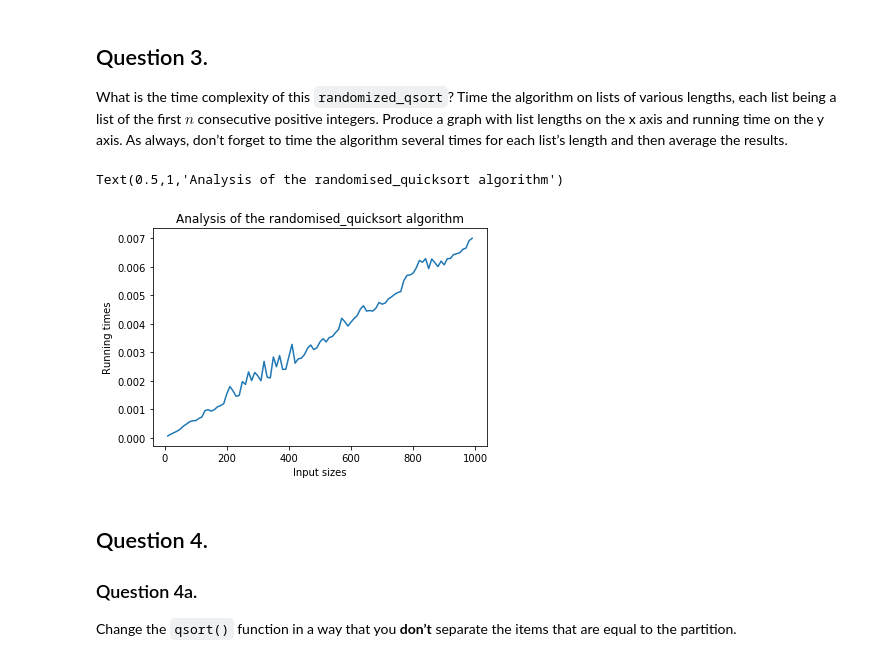
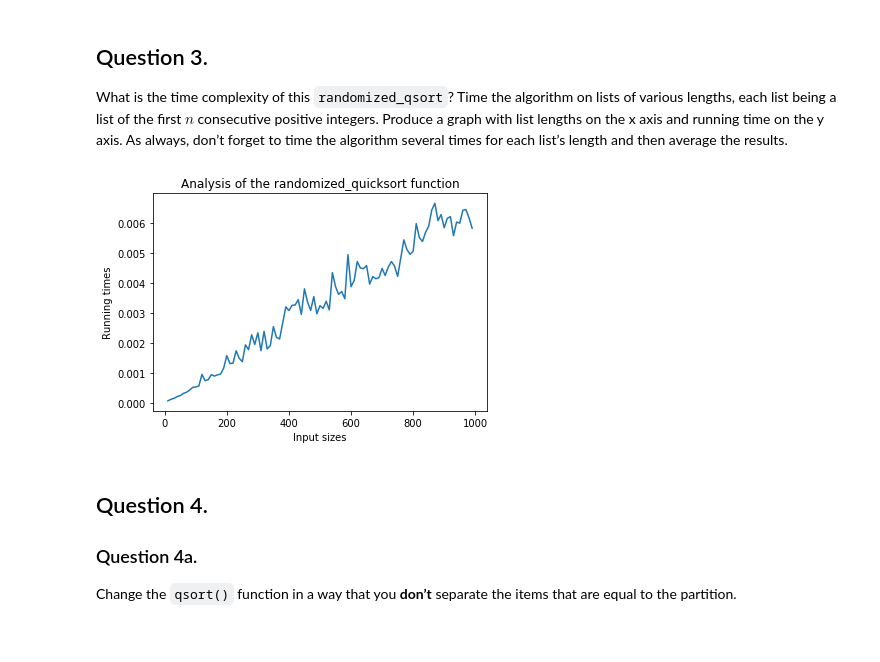
Before and after one commit to mahmud-nobe/CS110, a Jupyter notebook: Pre_class_Work/cs110_pcw_6_2/cs110_pcw_6_2.ipynb, the cells around one changed output. Drawn from its saved outputs; the diff is of its cells as text; code cells hidden in the pictures.

```diff
--- a/Pre_class_Work/cs110_pcw_6_2/cs110_pcw_6_2.ipynb
+++ b/Pre_class_Work/cs110_pcw_6_2/cs110_pcw_6_2.ipynb
@@ -125,48 +125,61 @@ There are a couple of differences:
 What is the time complexity of this `randomized_qsort`? Time the algorithm on lists of various lengths, each list being a list of the first $n$ consecutive positive integers. Produce a graph with list lengths on the x axis and running time on the y axis. As always, don’t forget to time the algorithm several times for each list’s length and then average the results.
 # %%
 import time
-from typing import List
+from typing import List, Callable
 import numpy as np
 import matplotlib.pyplot as plt
 
-def randomized_quicksort(n: int) -> List:
+def randomized_quicksort(lst: List) -> List:
     """
     Randomly sorts a consecutively generated list
 
-    :param n:
-        The number of values to generate
+    :param lst:
+        The list to sort
 
     :returns a sorted list
     """
-    lst: List = [i for i in range(n)]
     random.shuffle(lst)
     return qsort(lst)
 
-iterations: int = 100  # Number of times to run the algorithm before averaging
 
-min_n, max_n, step = 10, 1000, 10
+def graph(func: Callable[[List], List], min_n: int, max_n: int, step: int, iterations = 100) -> None:
+    """
+    Plots a graph of the running times of the given function
 
-running_times: List = []
-for n in range(min_n, max_n, step):
-    current_running_times: List = []
-    for i in range(iterations):
-        start_time = time.time()
-        randomized_quicksort(n)
-        current_running_times.append(time.time() - start_time)
-    running_times.append(np.mean(current_running_times))
+    :param func:
+        The function to time
+    :param min_n:
+        The smallest n to consider
+    :param max_n:
+        The largest n to consider
+    :param step:
+        The step size of n
+    :param iterations:
+        The number of times to time the function with the given data input
+    """
+    running_times: List = []
 
-%matplotlib inline
+    for n in range(min_n, max_n, step):
+        current_running_times: List = []
+        for i in range(iterations):
+            start_time = time.time()
+            func(list(range(n)))
+            current_running_times.append(time.time() - start_time)
+        running_times.append(np.mean(current_running_times))
 
-plt.plot(
-    list(range(min_n, max_n, step)),
-    running_times
-    )
-plt.xlabel('Input sizes')
-plt.ylabel('Running times')
-plt.title('Analysis of the randomised_quicksort algorithm')
+    %matplotlib inline
+
+    plt.plot(
+        list(range(min_n, max_n, step)),
+        running_times
+        )
+    plt.xlabel('Input sizes')
+    plt.ylabel('Running times')
+    plt.title(f'Analysis of the {func.__name__} function')
+
+graph(randomized_quicksort, 10, 1000, 10)
 # %% [output]
-Text(0.5,1,'Analysis of the randomised_quicksort algorithm')
-[figure, old version]
+[figure, new version]
 # %% [markdown]
 ## Question 4.
 
```
Also changed, not shown: parts of 5 cells of this notebook.
